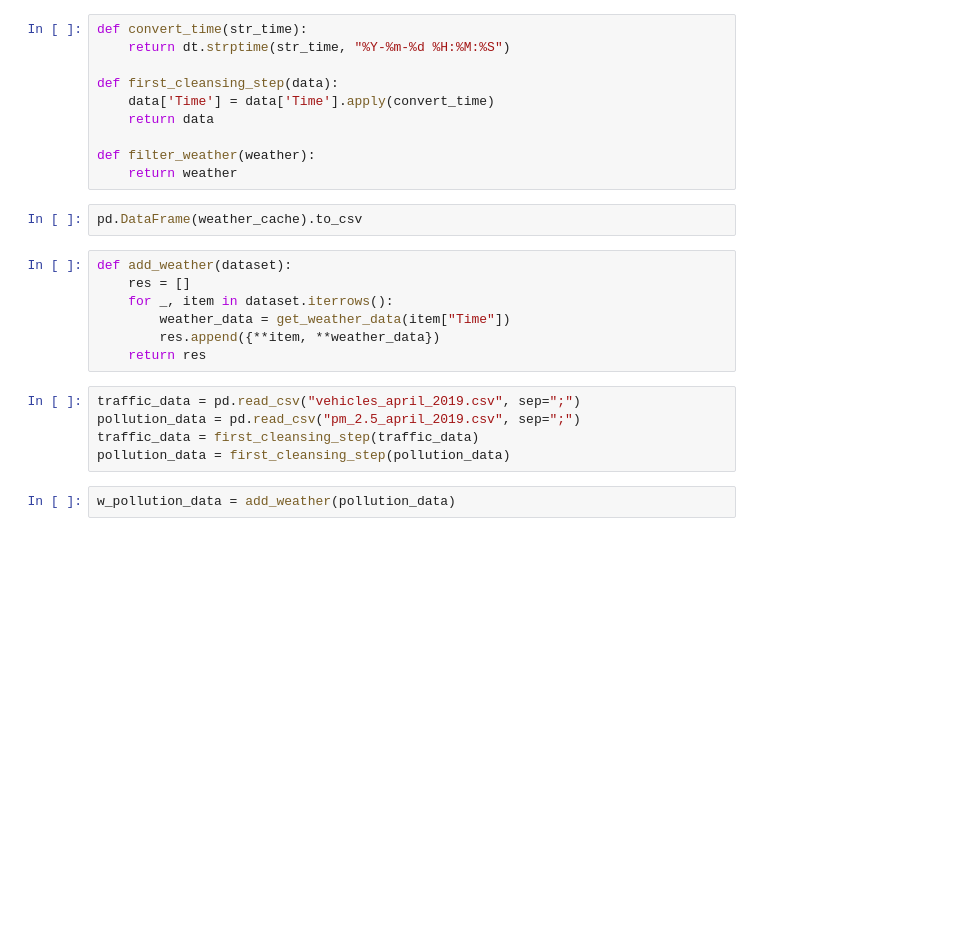
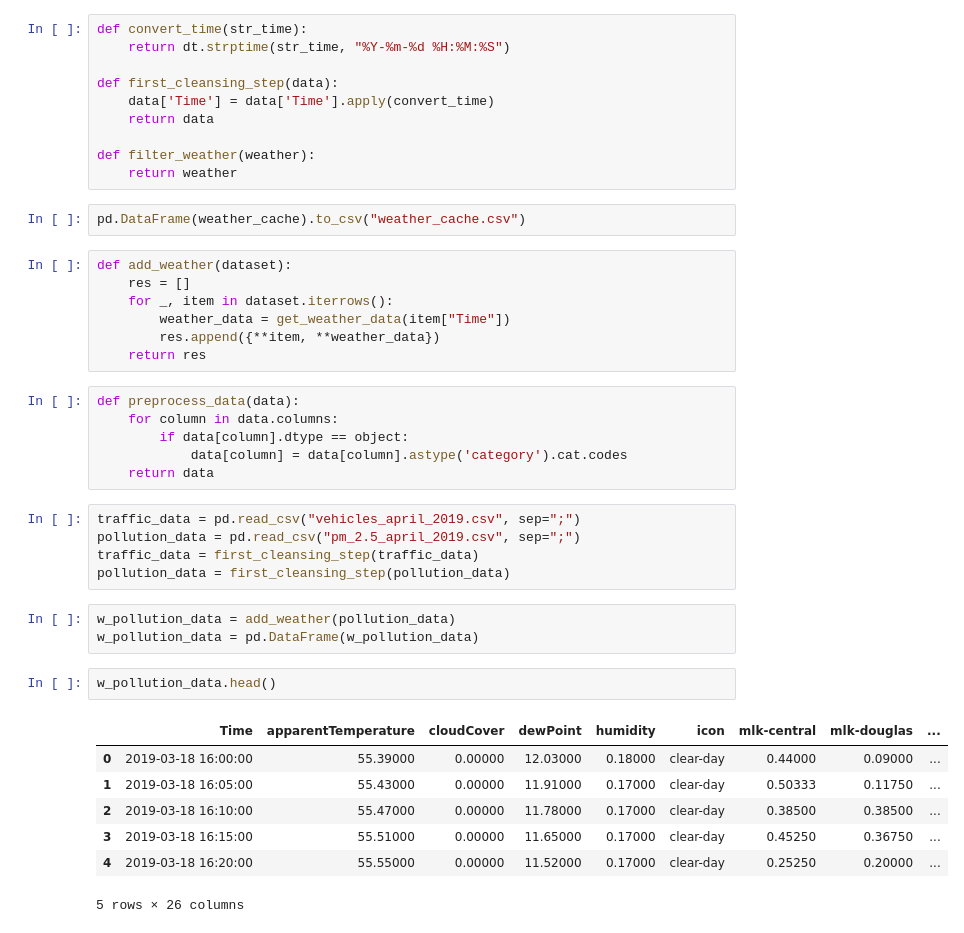
Before and after one commit to UTC-SCAL/Grafana-Data-Analysis, a Jupyter notebook: Correlation.ipynb, the cells around one changed output. Cells and saved outputs as stored; diff of their text form; blank space fills up the shorter version.

```diff
--- a/Correlation.ipynb
+++ b/Correlation.ipynb
@@ -27,7 +48,7 @@ def first_cleansing_step(data):
 def filter_weather(weather):
     return weather
 # %%
-pd.DataFrame(weather_cache).to_csv
+pd.DataFrame(weather_cache).to_csv("weather_cache.csv")
 # %%
 def add_weather(dataset):
     res = []
@@ -35,6 +56,12 @@ def add_weather(dataset):
         weather_data = get_weather_data(item["Time"])
         res.append({**item, **weather_data})
     return res
+# %%
+def preprocess_data(data):
+    for column in data.columns:
+        if data[column].dtype == object:
+            data[column] = data[column].astype('category').cat.codes
+    return data
 # %%
 traffic_data = pd.read_csv("vehicles_april_2019.csv", sep=";")
 pollution_data = pd.read_csv("pm_2.5_april_2019.csv", sep=";")
@@ -42,3 +69,14 @@ traffic_data = first_cleansing_step(traffic_data)
 pollution_data = first_cleansing_step(pollution_data)
 # %%
 w_pollution_data = add_weather(pollution_data)
+w_pollution_data = pd.DataFrame(w_pollution_data)
+# %%
+w_pollution_data.head()
+# %% [output]
+|  | Time | apparentTemperature | cloudCover | dewPoint | humidity | icon | mlk-central | mlk-douglas | ... |
+| 0 | 2019-03-18 16:00:00 | 55.39000 | 0.00000 | 12.03000 | 0.18000 | clear-day | 0.44000 | 0.09000 | ... |
+| 1 | 2019-03-18 16:05:00 | 55.43000 | 0.00000 | 11.91000 | 0.17000 | clear-day | 0.50333 | 0.11750 | ... |
+| 2 | 2019-03-18 16:10:00 | 55.47000 | 0.00000 | 11.78000 | 0.17000 | clear-day | 0.38500 | 0.38500 | ... |
+| 3 | 2019-03-18 16:15:00 | 55.51000 | 0.00000 | 11.65000 | 0.17000 | clear-day | 0.45250 | 0.36750 | ... |
+| 4 | 2019-03-18 16:20:00 | 55.55000 | 0.00000 | 11.52000 | 0.17000 | clear-day | 0.25250 | 0.20000 | ... |
+5 rows × 26 columns
```
Also changed, not shown: parts of 22 cells of this notebook, 33 other files.
